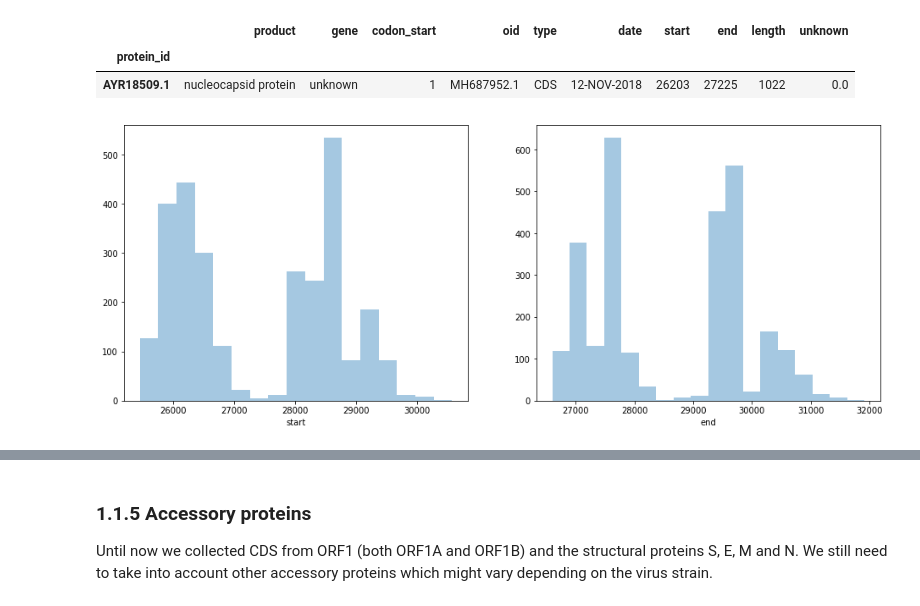
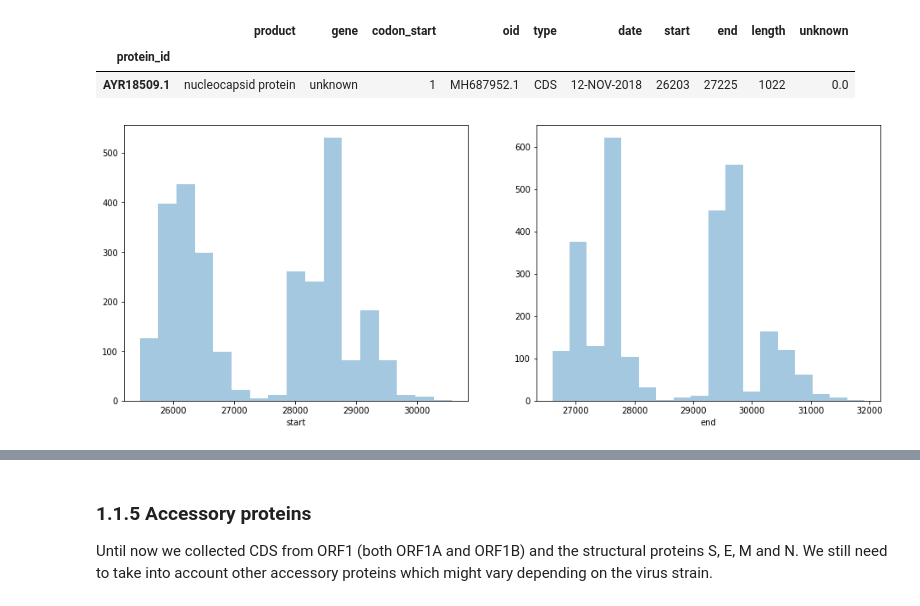
Before and after one commit to pellegre/coronaversing, a Jupyter notebook: proteindb.ipynb, the cells around one changed output, grey strips where cells are left out. Saved outputs shown, nothing was run; the diff lists cells and outputs as text; code cells hidden in the pictures.

```diff
--- a/proteindb.ipynb
+++ b/proteindb.ipynb
@@ -550,0 +582,6 @@ print("[+] Do we have duplicates?", not(len(corona_cds_orfs["S"]["oid"].unique()
+# %%
+corona_cds_orfs["HE"] = corona_cds_orfs["HE"][(~corona_cds_orfs["HE"].index.isin(outliers_he_cds.index))]
+
+fig, axs = plt.subplots(ncols=2, figsize=(16, 6));
+sns.distplot(corona_cds_orfs["S"]["start"], kde=False, ax=axs[0]);
+sns.distplot(corona_cds_orfs["S"]["end"], kde=False, ax=axs[1]);
@@ -558,13 +615,14 @@ sns.distplot(corona_cds_orfs["E"]["length"], kde=False);
 # %% [output]
 [figure]
 # %%
-min_e_size = 190
+min_e_size = 100
 max_e_size = 400
 
 outliers_e_cds = corona_cds_orfs["E"][(corona_cds_orfs["E"]["length"] <= min_e_size) |
                                       (corona_cds_orfs["E"]["length"] >= max_e_size)]
 
-display(HTML(outliers_e_cds.drop(hidden_cds_columns, axis=1).to_html()))
+if len(outliers_e_cds) > 0:
+    display(HTML(outliers_e_cds.drop(hidden_cds_columns, axis=1).to_html()))
 # %% [output]
 |  | product | gene | codon_start | oid | type | date | start | end | length | unknown |
 | protein_id |  |  |  |  |  |  |  |  |  |  |
@@ -631,3 +691,7 @@ display(HTML(one_of_each_e_protein.drop(hidden_cds_columns, axis=1).to_html()))
+# %%
+protein_3c = corona_cds_orfs["E"][(corona_cds_orfs["E"]["product"].str.contains("\(3c\)")) |
+                                  (corona_cds_orfs["E"]["gene"] == "3C")]
+corona_cds_orfs["E"] = corona_cds_orfs["E"][(~corona_cds_orfs["E"].index.isin(protein_3c.index))]
 # %% [markdown]
 Again as before let's make sure we are not leaving some "E" protein CDS on the remaining samples. This case it's much trickier to query, since the size and position it's similar to other ORFs in the genomes. Let's make a query not only by the length, but also by the gene position and analyze the product description for each one we find.
 # %%
@@ -736,3 +827,8 @@ sns.distplot(corona_cds_orfs["M"]["end"], kde=False, ax=axs[1]);
+# %%
+not_m_proteins = corona_cds_orfs["M"][(corona_cds_orfs["M"]["product"].str.contains("e1 glycoprotein")) |
+                                      (corona_cds_orfs["M"]["gene"] == "E") |
+                                      (corona_cds_orfs["M"]["product"].str.contains("orf3a"))]
+corona_cds_orfs["M"] = corona_cds_orfs["M"][(~corona_cds_orfs["M"].index.isin(not_m_proteins.index))]
 # %% [markdown]
 Everything looks pretty good here, now let's see if we left some "M" CDS in the remaining entries
 # %%
@@ -859,11 +945,13 @@ display(HTML(outliers_n_cds.drop(hidden_cds_columns, axis=1).to_html()))
 | protein_id |  |  |  |  |  |  |  |  |  |  |
 | AYR18509.1 | nucleocapsid protein | unknown | 1 | MH687952.1 | CDS | 12-NOV-2018 | 26203 | 27225 | 1022 | 0.0 |
 # %%
+corona_cds_orfs["N"] = corona_cds_orfs["N"][~corona_cds_orfs["N"].index.isin(outliers_n_cds)]
+
 fig, axs = plt.subplots(ncols=2, figsize=(16, 6));
 sns.distplot(corona_cds_orfs["N"]["start"], kde=False, ax=axs[0]);
 sns.distplot(corona_cds_orfs["N"]["end"], kde=False, ax=axs[1]);
 # %% [output]
-[figure, old version]
+[figure, new version]
 # %%
 # start range
 min_n_start = corona_cds_orfs["N"]["start"].min()
```
Also changed, not shown: parts of 64 cells of this notebook, 1 other file.
